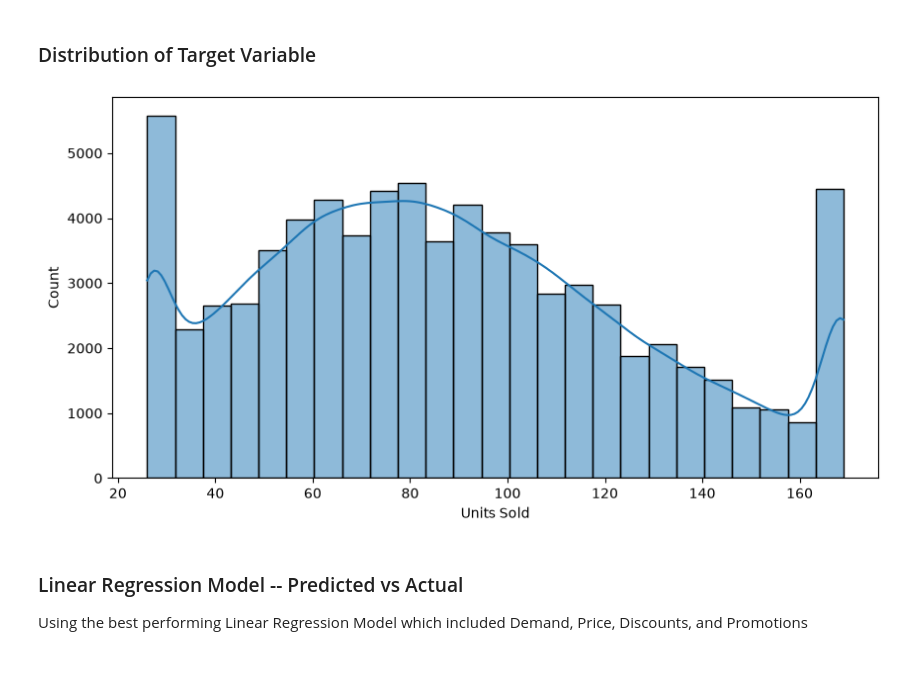
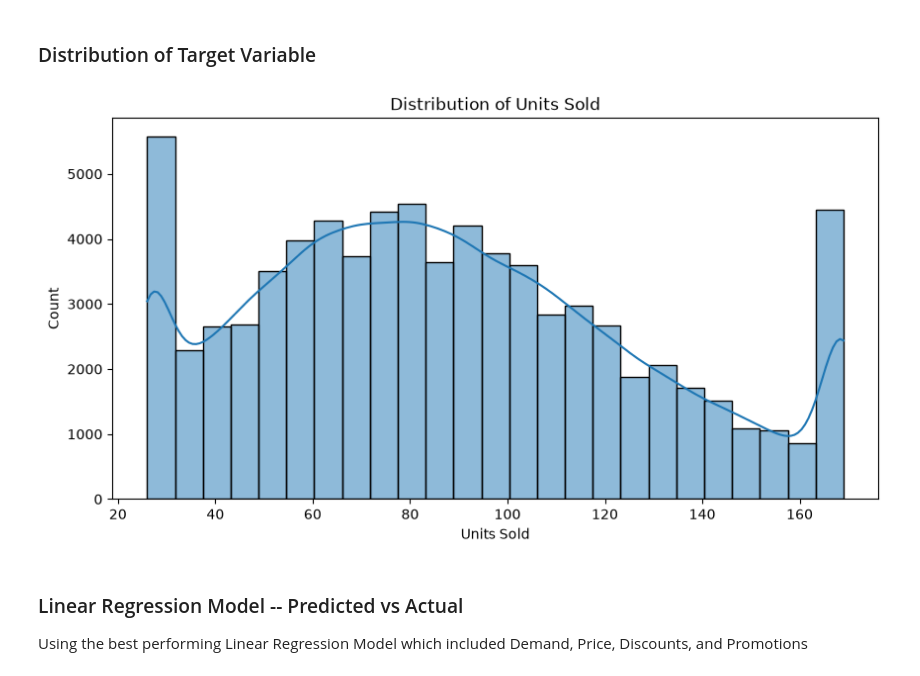
Before and after one commit to phoenixjensen/Capstone-Final-Project-PJ, a Jupyter notebook: notebooks/01_data_exploration.ipynb, the cells around one changed output. Cells and saved outputs as stored; diff of their text form; code cells hidden in the pictures.

```diff
--- a/notebooks/01_data_exploration.ipynb
+++ b/notebooks/01_data_exploration.ipynb
@@ -877,10 +878,11 @@ plt.show()
 # %%
 units_dist = plt.figure(figsize=(10,5))
 sns.histplot(data=df, x='Units Sold', bins=25, kde=True)
+plt.title("Distribution of Units Sold")
 units_dist.savefig("images/Units_Sold_Distribution.png")
 plt.show()
 # %% [output]
-[figure, old version]
+[figure, new version]
 # %% [markdown]
 ### Linear Regression Model -- Predicted vs Actual
 Using the best performing Linear Regression Model which included Demand, Price, Discounts, and Promotions
```
Also changed, not shown: parts of 4 cells of this notebook, 5 other files.
